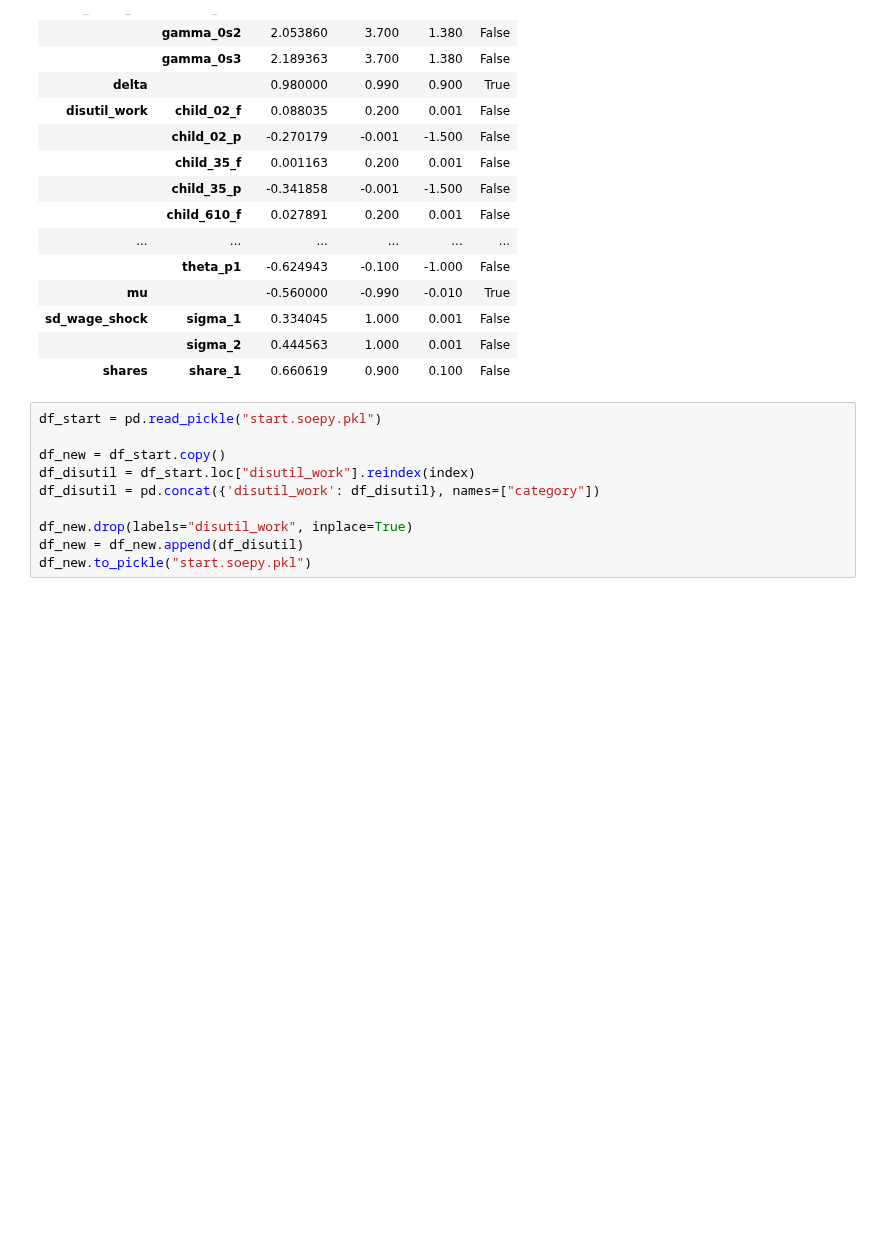
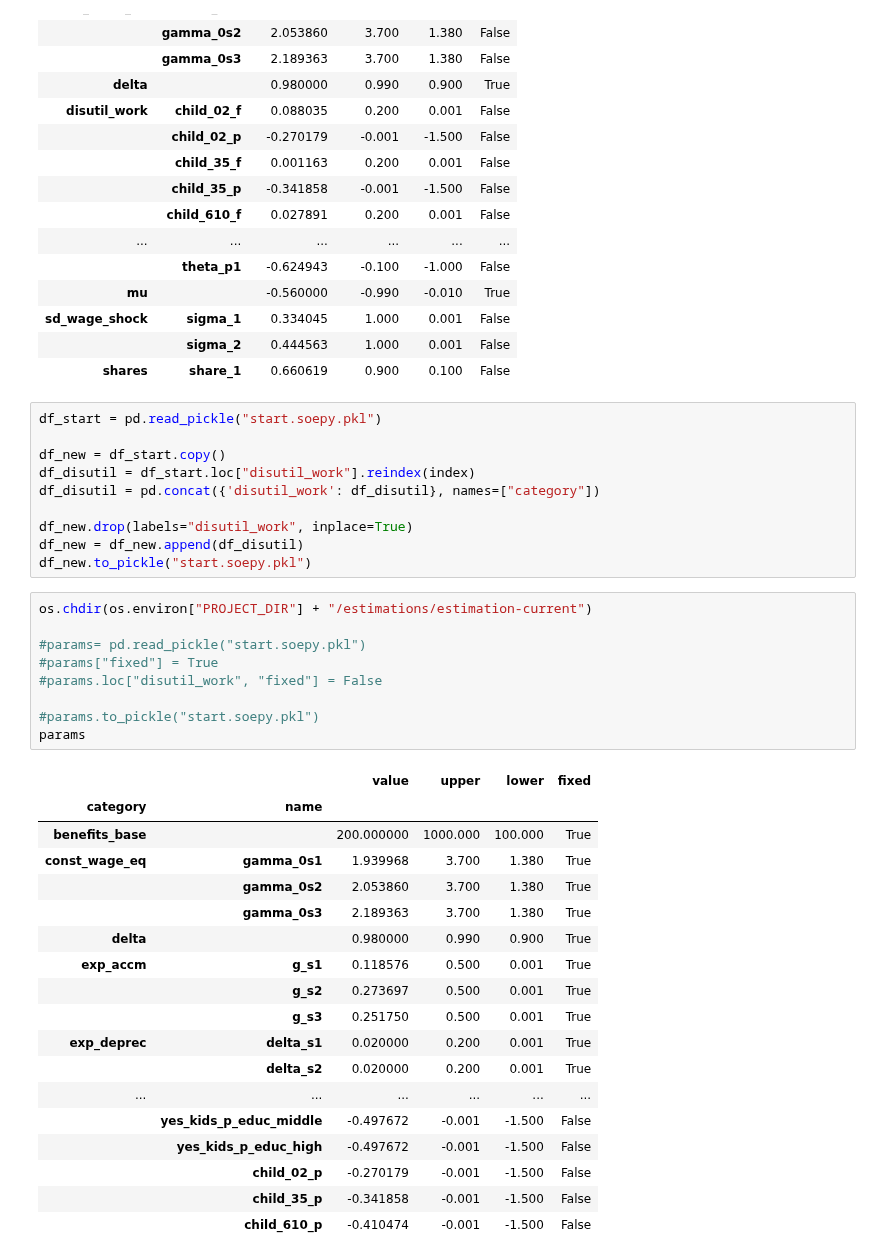
Before and after one commit to peisenha/dev_soepy, a Jupyter notebook: explorations.ipynb, the cells around one changed output. Cells and saved outputs as stored; diff of their text form; blank space fills up the shorter version.

Commit message:
new estimation

```diff
--- a/explorations.ipynb
+++ b/explorations.ipynb
@@ -80,3 +80,31 @@ df_disutil = pd.concat({'disutil_work': df_disutil}, names=["category"])
 df_new.drop(labels="disutil_work", inplace=True)
 df_new = df_new.append(df_disutil)
 df_new.to_pickle("start.soepy.pkl")
+# %%
+os.chdir(os.environ["PROJECT_DIR"] + "/estimations/estimation-current")
+
+#params= pd.read_pickle("start.soepy.pkl")
+#params["fixed"] = True
+#params.loc["disutil_work", "fixed"] = False
+
+#params.to_pickle("start.soepy.pkl")
+params
+# %% [output]
+|  |  | value | upper | lower | fixed |
+| category | name |  |  |  |  |
+| benefits_base |  | 200.000000 | 1000.000 | 100.000 | True |
+| const_wage_eq | gamma_0s1 | 1.939968 | 3.700 | 1.380 | True |
+|  | gamma_0s2 | 2.053860 | 3.700 | 1.380 | True |
+|  | gamma_0s3 | 2.189363 | 3.700 | 1.380 | True |
+| delta |  | 0.980000 | 0.990 | 0.900 | True |
+| exp_accm | g_s1 | 0.118576 | 0.500 | 0.001 | True |
+|  | g_s2 | 0.273697 | 0.500 | 0.001 | True |
+|  | g_s3 | 0.251750 | 0.500 | 0.001 | True |
+| exp_deprec | delta_s1 | 0.020000 | 0.200 | 0.001 | True |
+|  | delta_s2 | 0.020000 | 0.200 | 0.001 | True |
+| ... | ... | ... | ... | ... | ... |
+|  | yes_kids_p_educ_middle | -0.497672 | -0.001 | -1.500 | False |
+|  | yes_kids_p_educ_high | -0.497672 | -0.001 | -1.500 | False |
+|  | child_02_p | -0.270179 | -0.001 | -1.500 | False |
+|  | child_35_p | -0.341858 | -0.001 | -1.500 | False |
+|  | child_610_p | -0.410474 | -0.001 | -1.500 | False |
```
Also changed, not shown: 2 other files.
